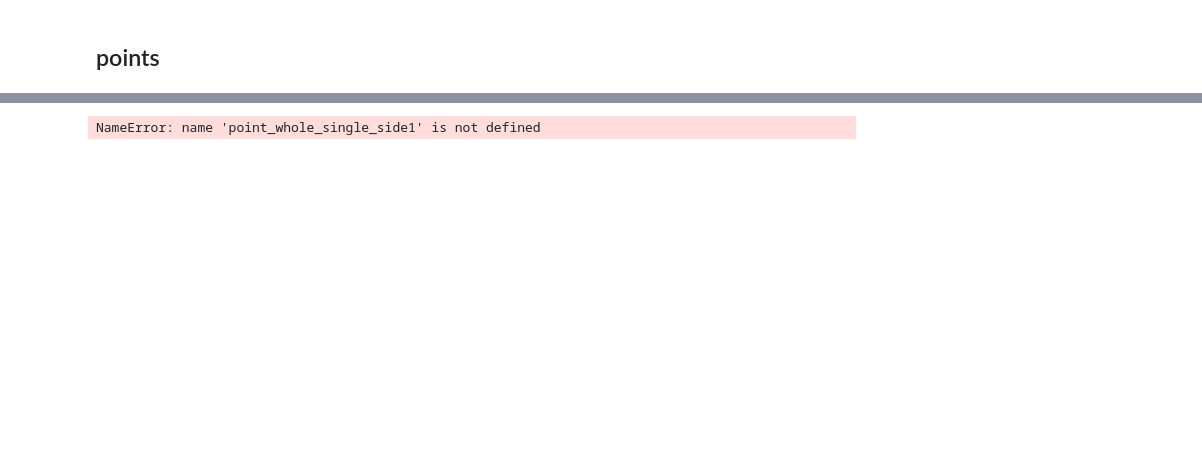
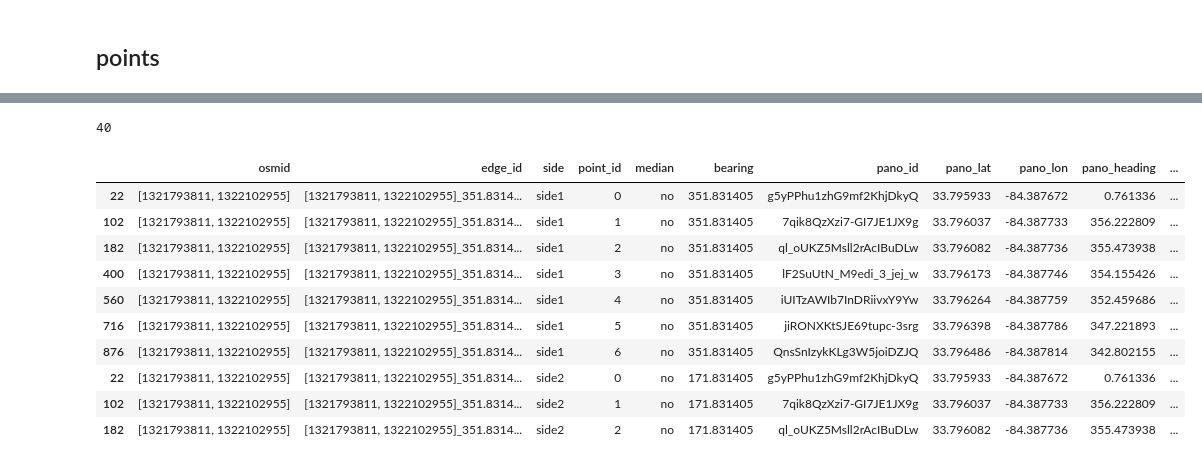
Before and after one commit to GT-CURA/complete_streets, a Jupyter notebook: step1_loader/generate_points_lines.ipynb, the cells around one changed output, grey strips where cells are left out. Saved outputs shown, nothing was run; the diff lists cells and outputs as text; code cells hidden in the pictures; blank space fills up the shorter version.

```diff
--- a/step1_loader/generate_points_lines.ipynb
+++ b/step1_loader/generate_points_lines.ipynb
@@ -537,16 +548,16 @@ NameError: name 'point_whole' is not defined
 # %%
-point_whole_dual = point_whole[point_whole["median"] == "yes"]
-print(len(point_whole_dual))
+results_points_dual = results_points[results_points["median"] == "yes"]
+print(len(results_points_dual))
 
 def compare_bearing(g):
     min_bearing = g["bearing"].min()
     return g["bearing"] == min_bearing
 
-point_whole_dual["bearing_smaller"] = point_whole_dual.groupby("link_id")["bearing"].transform(lambda g: g == g.min())
-point_whole_dual["side"] = point_whole_dual["bearing_smaller"].map(
+results_points_dual["bearing_smaller"] = results_points_dual.groupby("osmid")["bearing"].transform(lambda g: g == g.min())
+results_points_dual["side"] = results_points_dual["bearing_smaller"].map(
     {True: "side1", False: "side2"}
 )
-point_whole_dual.drop("bearing_smaller", axis=1, inplace=True)
-print(len(point_whole_dual))
-point_whole_dual.iloc[0:6]
+results_points_dual.drop("bearing_smaller", axis=1, inplace=True)
+print(len(results_points_dual))
+results_points_dual.iloc[0:6]
 # %% [output]
@@ -554,15 +571,26 @@ NameError: name 'point_whole' is not defined
 # %%
-point_whole_side_assigned = pd.concat([point_whole_single_side1, point_whole_single_side2, point_whole_dual], axis=0)
-point_whole_side_assigned = point_whole_side_assigned.sort_values(["link_id", "side", "point_id"])
-point_whole_side_assigned = point_whole_side_assigned[["link_id", "side", "point_id", "osmid", "median", "bearing",
-                                                       "pano_id", "pano_lat", "pano_lon", "pano_heading", "pano_date", "is_midpoint",
+results_points_side_assigned = pd.concat([results_points_single_side1, results_points_single_side2, results_points_dual], axis=0)
+results_points_side_assigned = results_points_side_assigned.sort_values(["osmid", "edge_id", "side", "point_id"])
+results_points_side_assigned = results_points_side_assigned[["osmid", "edge_id", "side", "point_id", "median", "bearing",
+                                                       "pano_id", "pano_lat", "pano_lon", "pano_heading", "pano_date",
                                                        "geometry"]]
-print(len(point_whole_side_assigned))
-point_whole_side_assigned.iloc[0:10]
-#point_whole_side_assigned.iloc[-10:]
-#point_whole_side_assigned[point_whole_side_assigned["median"]=="yes"]
+print(len(results_points_side_assigned))
+results_points_side_assigned.iloc[0:10]
+#results_points_side_assigned.iloc[-10:]
+#results_points_side_assigned[results_points_side_assigned["median"]=="yes"]
 # %% [output]
-NameError: name 'point_whole_single_side1' is not defined
+40
+|  | osmid | edge_id | side | point_id | median | bearing | pano_id | pano_lat | pano_lon | pano_heading | ... |
+| 22 | [1321793811, 1322102955] | [1321793811, 1322102955]_351.8314... | side1 | 0 | no | 351.831405 | g5yPPhu1zhG9mf2KhjDkyQ | 33.795933 | -84.387672 | 0.761336 | ... |
+| 102 | [1321793811, 1322102955] | [1321793811, 1322102955]_351.8314... | side1 | 1 | no | 351.831405 | 7qik8QzXzi7-GI7JE1JX9g | 33.796037 | -84.387733 | 356.222809 | ... |
+| 182 | [1321793811, 1322102955] | [1321793811, 1322102955]_351.8314... | side1 | 2 | no | 351.831405 | ql_oUKZ5Msll2rAcIBuDLw | 33.796082 | -84.387736 | 355.473938 | ... |
+| 400 | [1321793811, 1322102955] | [1321793811, 1322102955]_351.8314... | side1 | 3 | no | 351.831405 | lF2SuUtN_M9edi_3_jej_w | 33.796173 | -84.387746 | 354.155426 | ... |
+| 560 | [1321793811, 1322102955] | [1321793811, 1322102955]_351.8314... | side1 | 4 | no | 351.831405 | iUITzAWIb7InDRiivxY9Yw | 33.796264 | -84.387759 | 352.459686 | ... |
+| 716 | [1321793811, 1322102955] | [1321793811, 1322102955]_351.8314... | side1 | 5 | no | 351.831405 | jiRONXKtSJE69tupc-3srg | 33.796398 | -84.387786 | 347.221893 | ... |
+| 876 | [1321793811, 1322102955] | [1321793811, 1322102955]_351.8314... | side1 | 6 | no | 351.831405 | QnsSnIzykKLg3W5joiDZJQ | 33.796486 | -84.387814 | 342.802155 | ... |
+| 22 | [1321793811, 1322102955] | [1321793811, 1322102955]_351.8314... | side2 | 0 | no | 171.831405 | g5yPPhu1zhG9mf2KhjDkyQ | 33.795933 | -84.387672 | 0.761336 | ... |
+| 102 | [1321793811, 1322102955] | [1321793811, 1322102955]_351.8314... | side2 | 1 | no | 171.831405 | 7qik8QzXzi7-GI7JE1JX9g | 33.796037 | -84.387733 | 356.222809 | ... |
+| 182 | [1321793811, 1322102955] | [1321793811, 1322102955]_351.8314... | side2 | 2 | no | 171.831405 | ql_oUKZ5Msll2rAcIBuDLw | 33.796082 | -84.387736 | 355.473938 | ... |
 # %%
 def midpoint_flags(group):
     n = len(group)
```
Also changed, not shown: parts of 27 cells of this notebook, 1 other file.
